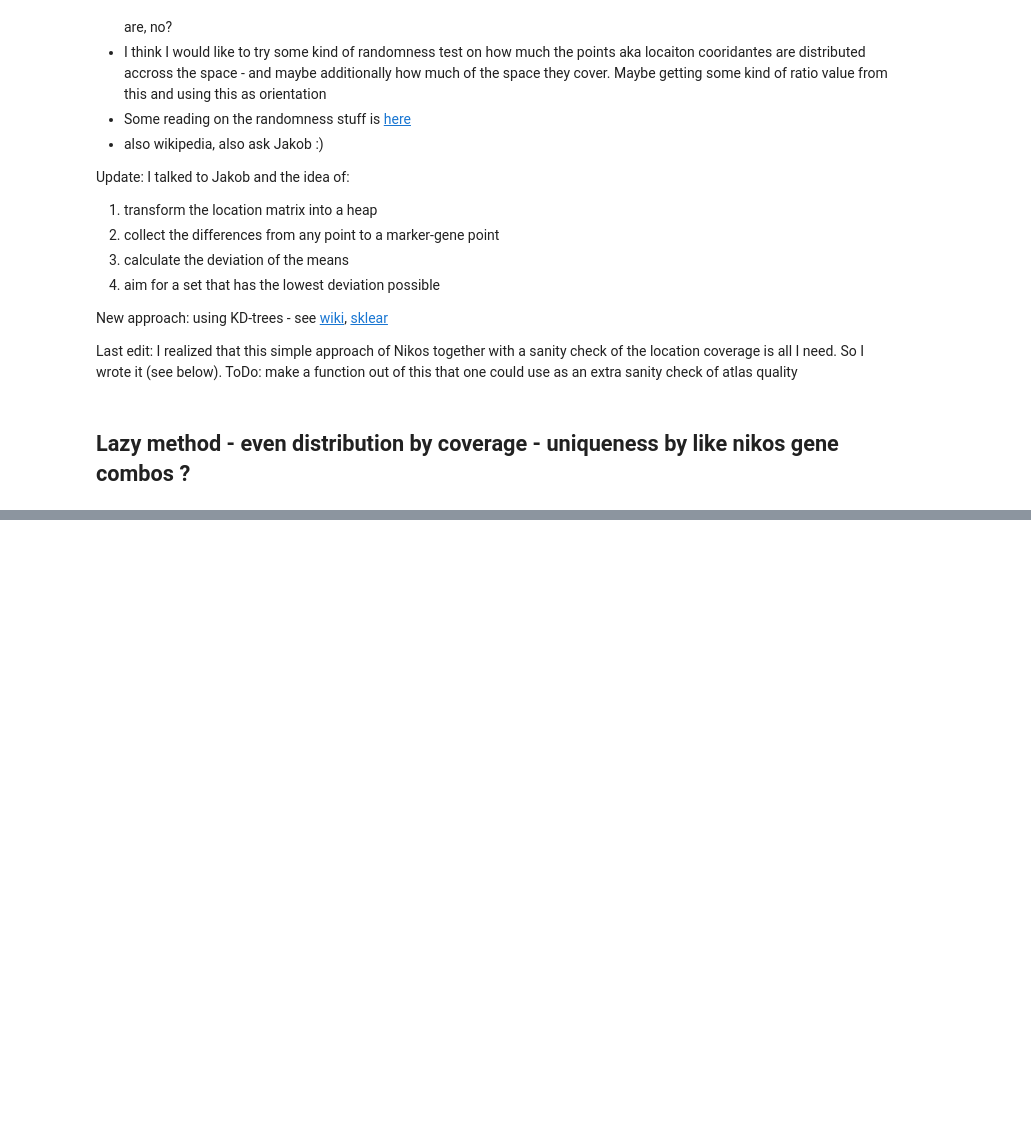
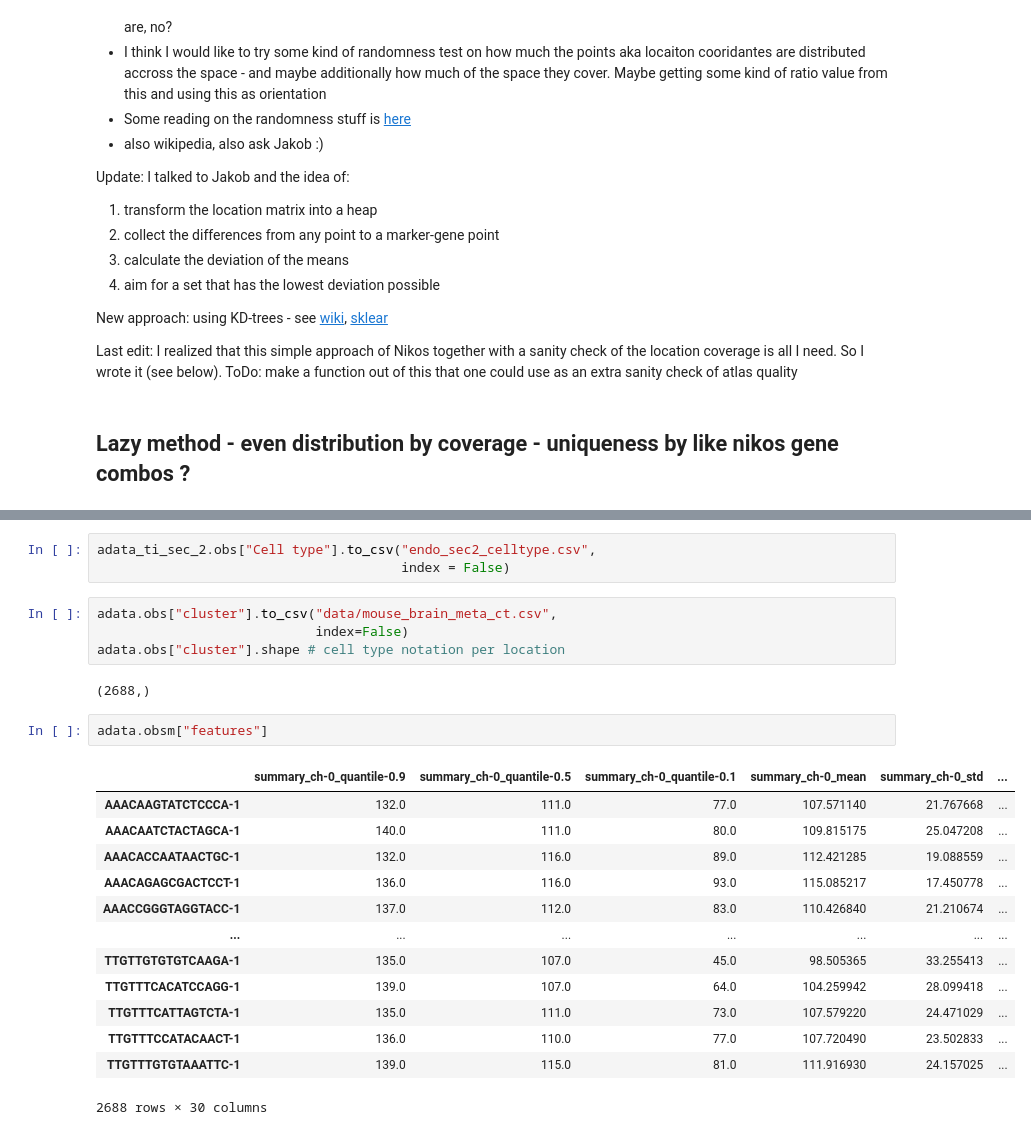
Before and after one commit to vfschumann/novosparc, a Jupyter notebook: Vic/development/data_for_celltype_transfer_tesing.ipynb, the cells around one changed output, grey strips where cells are left out. Saved outputs shown, nothing was run; the diff lists cells and outputs as text; blank space fills up the shorter version.

Commit message:
full extraction of the data of mouse brain - saved on murphy

```diff
--- a/Vic/development/data_for_celltype_transfer_tesing.ipynb
+++ b/Vic/development/data_for_celltype_transfer_tesing.ipynb
@@ -268,0 +278,25 @@ you should resample before saving this
+# %%
+adata_ti_sec_2.obs["Cell type"].to_csv("endo_sec2_celltype.csv",
+                                       index = False)
+# %%
+adata.obs["cluster"].to_csv("data/mouse_brain_meta_ct.csv",
+                            index=False)
+adata.obs["cluster"].shape # cell type notation per location
+# %% [output]
+(2688,)
+# %%
+adata.obsm["features"]
+# %% [output]
+|  | summary_ch-0_quantile-0.9 | summary_ch-0_quantile-0.5 | summary_ch-0_quantile-0.1 | summary_ch-0_mean | summary_ch-0_std | ... |
+| AAACAAGTATCTCCCA-1 | 132.0 | 111.0 | 77.0 | 107.571140 | 21.767668 | ... |
+| AAACAATCTACTAGCA-1 | 140.0 | 111.0 | 80.0 | 109.815175 | 25.047208 | ... |
+| AAACACCAATAACTGC-1 | 132.0 | 116.0 | 89.0 | 112.421285 | 19.088559 | ... |
+| AAACAGAGCGACTCCT-1 | 136.0 | 116.0 | 93.0 | 115.085217 | 17.450778 | ... |
+| AAACCGGGTAGGTACC-1 | 137.0 | 112.0 | 83.0 | 110.426840 | 21.210674 | ... |
+| ... | ... | ... | ... | ... | ... | ... |
+| TTGTTGTGTGTCAAGA-1 | 135.0 | 107.0 | 45.0 | 98.505365 | 33.255413 | ... |
+| TTGTTTCACATCCAGG-1 | 139.0 | 107.0 | 64.0 | 104.259942 | 28.099418 | ... |
+| TTGTTTCATTAGTCTA-1 | 135.0 | 111.0 | 73.0 | 107.579220 | 24.471029 | ... |
+| TTGTTTCCATACAACT-1 | 136.0 | 110.0 | 77.0 | 107.720490 | 23.502833 | ... |
+| TTGTTTGTGTAAATTC-1 | 139.0 | 115.0 | 81.0 | 111.916930 | 24.157025 | ... |
+2688 rows × 30 columns
```
Also changed, not shown: parts of 6 cells of this notebook.
